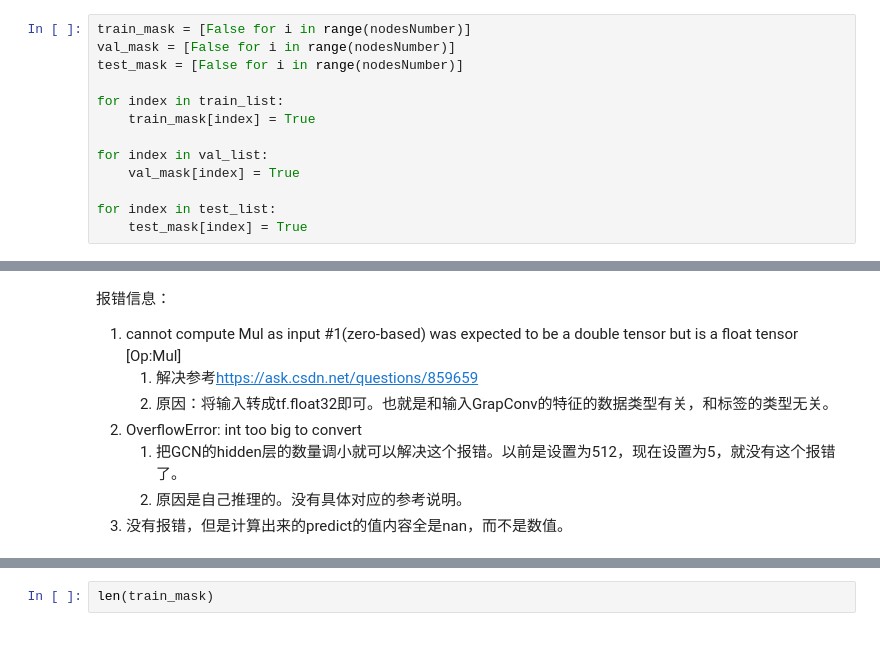
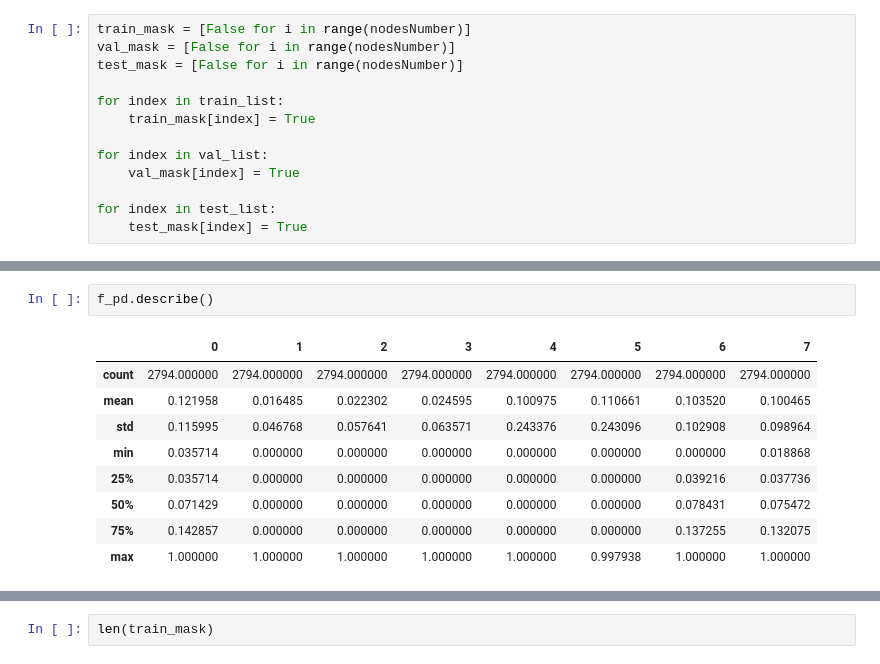
Before and after one commit to youareeverysingleday/HuaweiCupCompetition2022, a Jupyter notebook: FQuestion.ipynb, the cells around one changed output, grey strips where cells are left out. Drawn from its saved outputs; the diff is of its cells as text.

```diff
--- a/FQuestion.ipynb
+++ b/FQuestion.ipynb
@@ -2585,10 +2589,12 @@ f_pd
-# %% [markdown]
-报错信息：
-
-1. cannot compute Mul as input #1(zero-based) was expected to be a double tensor but is a float tensor [Op:Mul]
-   1. 解决参考<https://ask.csdn.net/questions/859659>
-   2. 原因：将输入转成tf.float32即可。也就是和输入GrapConv的特征的数据类型有关，和标签的类型无关。
-2. OverflowError: int too big to convert
-   1. 把GCN的hidden层的数量调小就可以解决这个报错。以前是设置为512，现在设置为5，就没有这个报错了。
-   2. 原因是自己推理的。没有具体对应的参考说明。
-3. 没有报错，但是计算出来的predict的值内容全是nan，而不是数值。
+# %%
+f_pd.describe()
+# %% [output]
+|  | 0 | 1 | 2 | 3 | 4 | 5 | 6 | 7 |
+| count | 2794.000000 | 2794.000000 | 2794.000000 | 2794.000000 | 2794.000000 | 2794.000000 | 2794.000000 | 2794.000000 |
+| mean | 0.121958 | 0.016485 | 0.022302 | 0.024595 | 0.100975 | 0.110661 | 0.103520 | 0.100465 |
+| std | 0.115995 | 0.046768 | 0.057641 | 0.063571 | 0.243376 | 0.243096 | 0.102908 | 0.098964 |
+| min | 0.035714 | 0.000000 | 0.000000 | 0.000000 | 0.000000 | 0.000000 | 0.000000 | 0.018868 |
+| 25% | 0.035714 | 0.000000 | 0.000000 | 0.000000 | 0.000000 | 0.000000 | 0.039216 | 0.037736 |
+| 50% | 0.071429 | 0.000000 | 0.000000 | 0.000000 | 0.000000 | 0.000000 | 0.078431 | 0.075472 |
+| 75% | 0.142857 | 0.000000 | 0.000000 | 0.000000 | 0.000000 | 0.000000 | 0.137255 | 0.132075 |
+| max | 1.000000 | 1.000000 | 1.000000 | 1.000000 | 1.000000 | 0.997938 | 1.000000 | 1.000000 |
```
Also changed, not shown: parts of 31 cells of this notebook, 1 other file.
